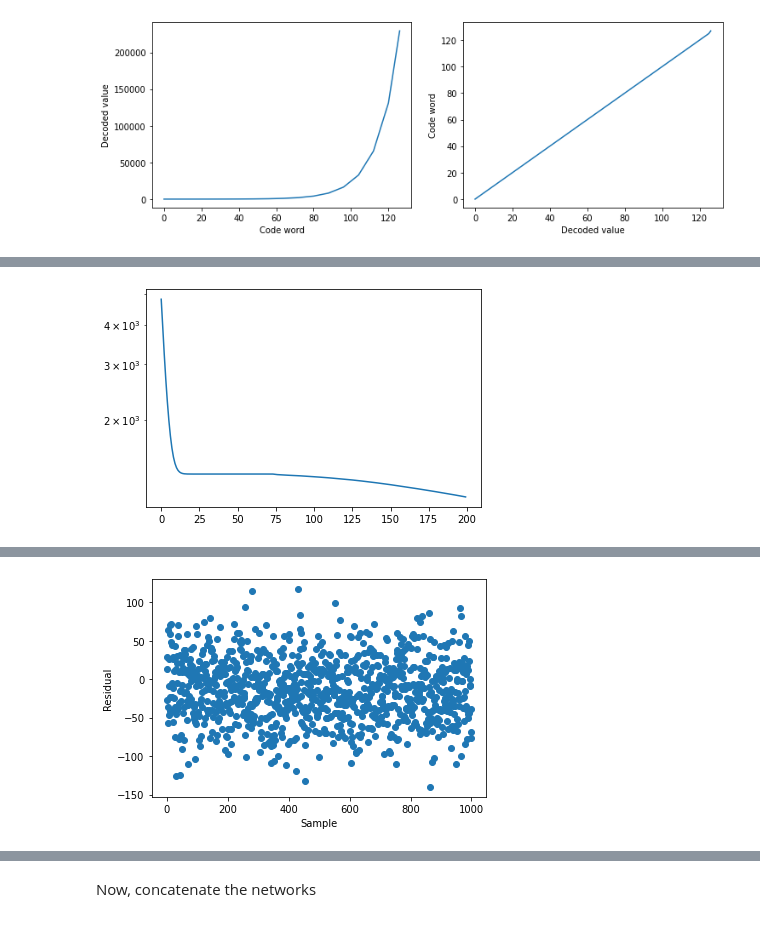
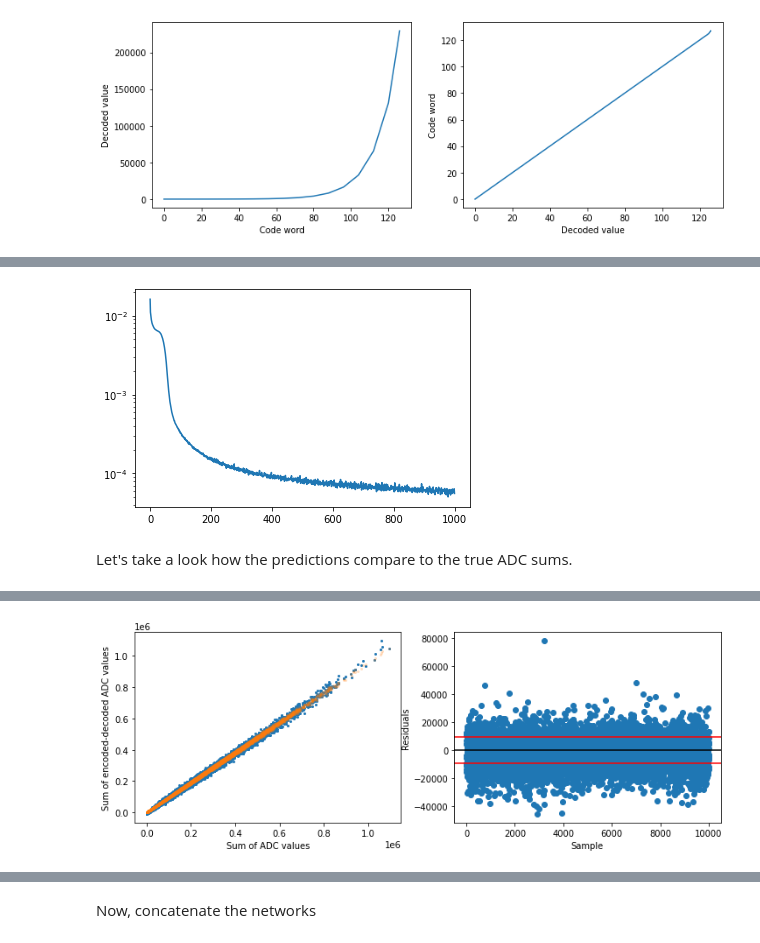
Before and after one commit to dpwinter/random_stuff, a Jupyter notebook: regressing_noisy_data.ipynb, the cells around one changed output, grey strips where cells are left out. Saved outputs shown, nothing was run; the diff lists cells and outputs as text; code cells hidden in the pictures.

```diff
--- a/regressing_noisy_data.ipynb
+++ b/regressing_noisy_data.ipynb
@@ -265,6 +322,5 @@ plt.ylabel('Decoded value sum');
 # %%
-# Let's train a model to encode the data
-model = keras.Sequential([keras.Input(shape=(W,W)),
+decoder = keras.Sequential([keras.Input(shape=(W,W)),
                           keras.layers.Flatten(),
                           keras.layers.Dense(256, activation='sigmoid'),
                           keras.layers.Dense(128, activation='sigmoid'),
@@ -273,17 +329,35 @@ model = keras.Sequential([keras.Input(shape=(W,W)),
                           keras.layers.Reshape((7,7))
                          ])
 
-model.compile(loss='mse', optimizer='adam')
-hist = model.fit(decoded_data, encoded_data, epochs=200, verbose=False, batch_size=8)
+
+decoder.compile(loss='mse', optimizer='adam')
+hist = decoder.fit(codes_normed, decodes_normed, epochs=1000, verbose=False, batch_size=32)#, callbacks=[hist])
 plt.plot(hist.history['loss'])
 plt.yscale('log')
 # %% [output]
-[figure, old version]
+[figure, new version]
+# %% [markdown]
+Let's take a look how the predictions compare to the true ADC sums.
 # %%
-pred = model.predict(decoded_data)
-pred_encoded_truth = np.sum(pred, axis=(1,2))
-res = pred_encoded_truth - encoded_truth
-plt.plot(res, 'o')
-plt.xlabel('Sample');
-plt.ylabel('Residual');
+decoder_pred = decoder.predict(codes_normed)
+pred_sum = np.sum(decoder_pred * decode_range, axis=(1,2))
+
+res = pred_sum - decode_sum
+std = np.std(res)
+
+fig, ax = plt.subplots(1,2, figsize=(12,4))
+
+ax[0].plot(adc_sum, pred_sum, 'o', markersize=2);
+ax[0].plot(adc_sum, decode_sum, 'o', markersize=2, alpha=0.2);
+ax[0].set_xlabel('Sum of ADC values');
+ax[0].set_ylabel('Sum of encoded-decoded ADC values');
+
+ax[1].plot(res, 'o');
+ax[1].axhline(0, c='k');
+ax[1].axhline(std, c='red');
+ax[1].axhline(-std, c='red');
+ax[1].set_ylabel('Residuals');
+ax[1].set_xlabel('Sample');
+
+print('rel. err: ', std/decode_range)
 # %% [output]
@@ -290 +366 @@ plt.ylabel('Residual');
-[figure, old version]
+[figure, new version]
```
Also changed, not shown: parts of 70 cells of this notebook, 1 other file.
